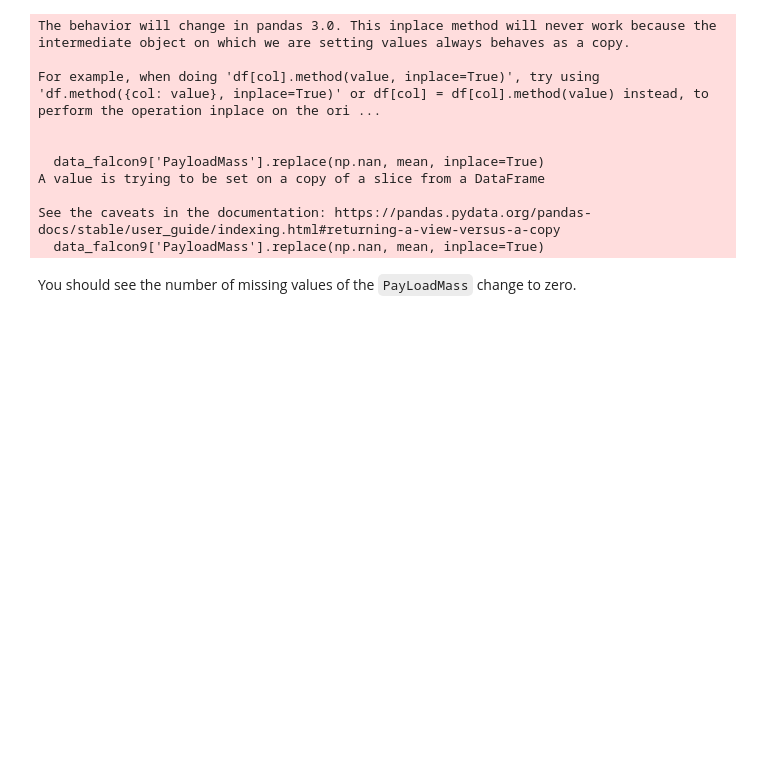
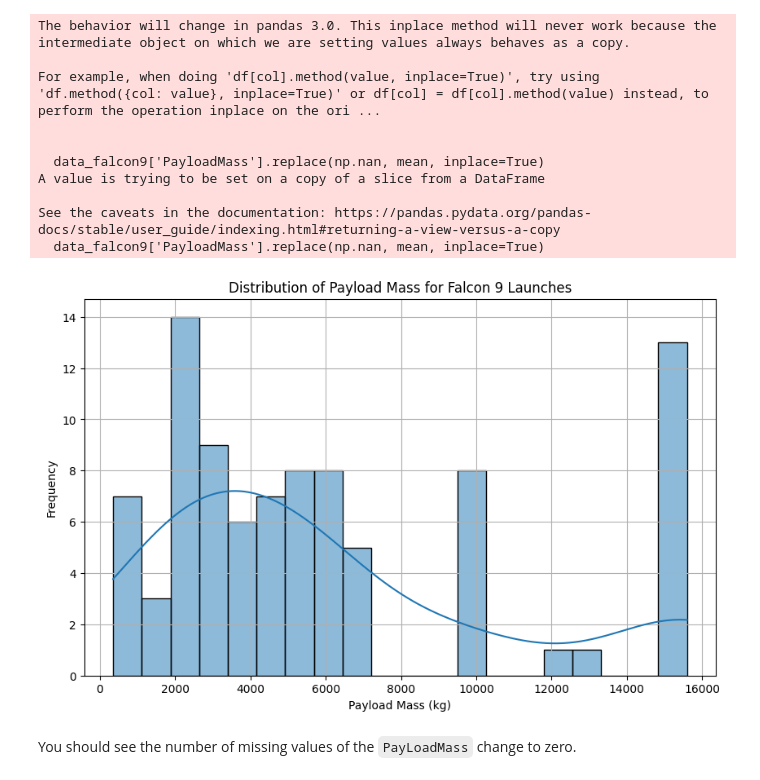
Before and after one commit to SSPLASSSSH/IBM-DataScience, a Jupyter notebook: jupyter_labs_spacex_data_collection_api_v2.ipynb, the cells around one changed output. Cells and saved outputs as stored; diff of their text form; code cells hidden in the pictures; blank space fills up the shorter version.

```diff
--- a/jupyter_labs_spacex_data_collection_api_v2.ipynb
+++ b/jupyter_labs_spacex_data_collection_api_v2.ipynb
@@ -347,6 +360,16 @@ A value is trying to be set on a copy of a slice from a DataFrame
 
 See the caveats in the documentation: https://pandas.pydata.org/pandas-docs/stable/user_guide/indexing.html#returning-a-view-versus-a-copy
   data_falcon9['PayloadMass'].replace(np.nan, mean, inplace=True)
+# %%
+plt.figure(figsize=(10, 6))
+sns.histplot(data_falcon9['PayloadMass'], bins=20, kde=True)
+plt.title('Distribution of Payload Mass for Falcon 9 Launches')
+plt.xlabel('Payload Mass (kg)')
+plt.ylabel('Frequency')
+plt.grid(True)
+plt.show()
+# %% [output]
+[figure, added]
 # %% [markdown]
 You should see the number of missing values of the <code>PayLoadMass</code> change to zero.
 # %% [markdown]
```
Also changed, not shown: parts of 2 cells of this notebook.
